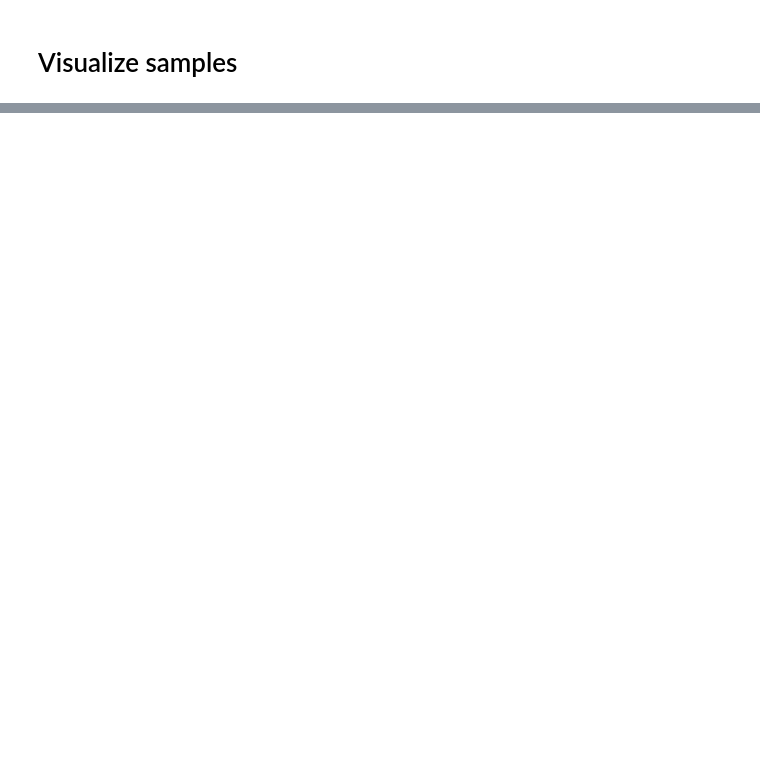
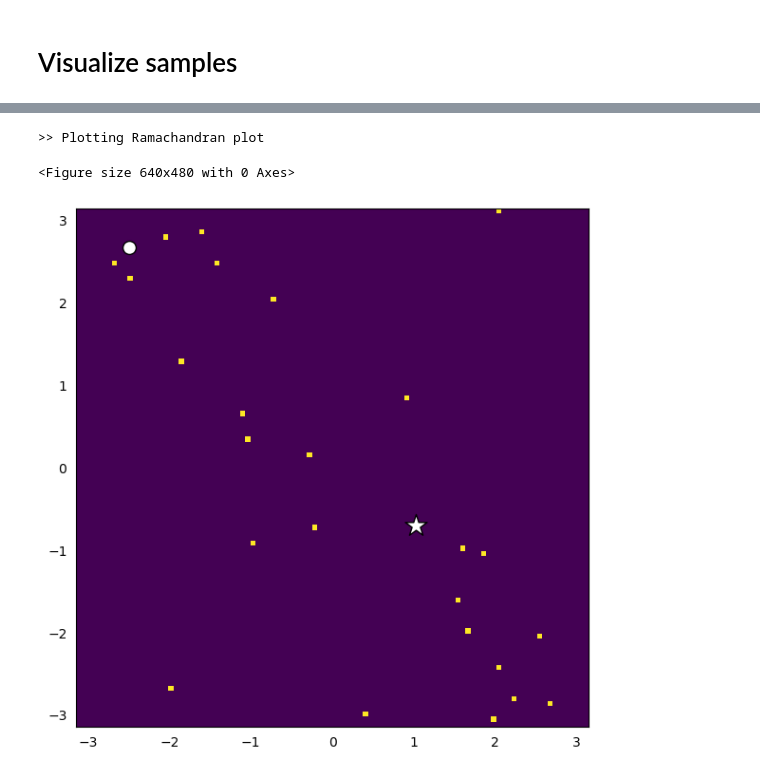
Before and after one commit to seonghyun26/tbg, a Jupyter notebook: notebooks/visual-samples.ipynb, the cells around one changed output, grey strips where cells are left out. Saved outputs shown, nothing was run; the diff lists cells and outputs as text; code cells hidden in the pictures; blank space fills up the shorter version.

```diff
--- a/notebooks/visual-samples.ipynb
+++ b/notebooks/visual-samples.ipynb
@@ -14,7 +14,6 @@ n_particles = 22
 n_dimensions = 3
 dim = n_particles * n_dimensions
 
-# file_name = "0414_100211"
-file_name = "0414_150148"
+file_name = "0522_174800"
 state = "c5"
-scaling = 1.4936519791
+scaling = 1
@@ -24,6 +25,6 @@ scaling = 1.4936519791
 latent = torch.load(f"../res/{file_name}/result/latent-{state}.pt")
 samples = torch.load(f"../res/{file_name}/result/samples-{state}.pt")
 dlogp = torch.load(f"../res/{file_name}/result/dlogp-{state}.pt")
-ad2_topology = md.load("../data/AD2/c5-tbg.pdb").topology
+ad2_topology = md.load("../data/AD2/c5.pdb").topology
 samples.shape
 # %% [output]
@@ -41,0 +43,5 @@ NGLWidget(max_frame=1999)
+# %%
+phis = md.compute_phi(traj)[1].flatten()
+psis = md.compute_psi(traj)[1].flatten()
+print(phis)
+print(psis)
@@ -41,0 +59,27 @@ NGLWidget(max_frame=1999)
+# %%
+print(">> Plotting Ramachandran plot")
+plot_range = [-np.pi, np.pi]
+plt.clf()
+fig, ax = plt.subplots(figsize=(6, 6))
+h, x_bins, y_bins, im = ax.hist2d(
+    phis, psis, 100,
+    # norm=LogNorm(),
+    range=[plot_range,plot_range],
+    # rasterized=True
+)
+ax.scatter(-2.49, 2.67, edgecolors="black", c="w", zorder=101, s=100)
+ax.scatter(1.02, -0.70, edgecolors="black", c="w", zorder=101, s=300, marker="*")
+ax.margins(0)
+ax.tick_params(
+    left = False,
+    right = False ,
+    labelleft = True ,
+    labelbottom = True,
+    bottom = False
+)
+
+fig.tight_layout()
+# %% [output]
+>> Plotting Ramachandran plot
+<Figure size 640x480 with 0 Axes>
+[figure, added]
```
Also changed, not shown: parts of 4 cells of this notebook, 16 other files.
